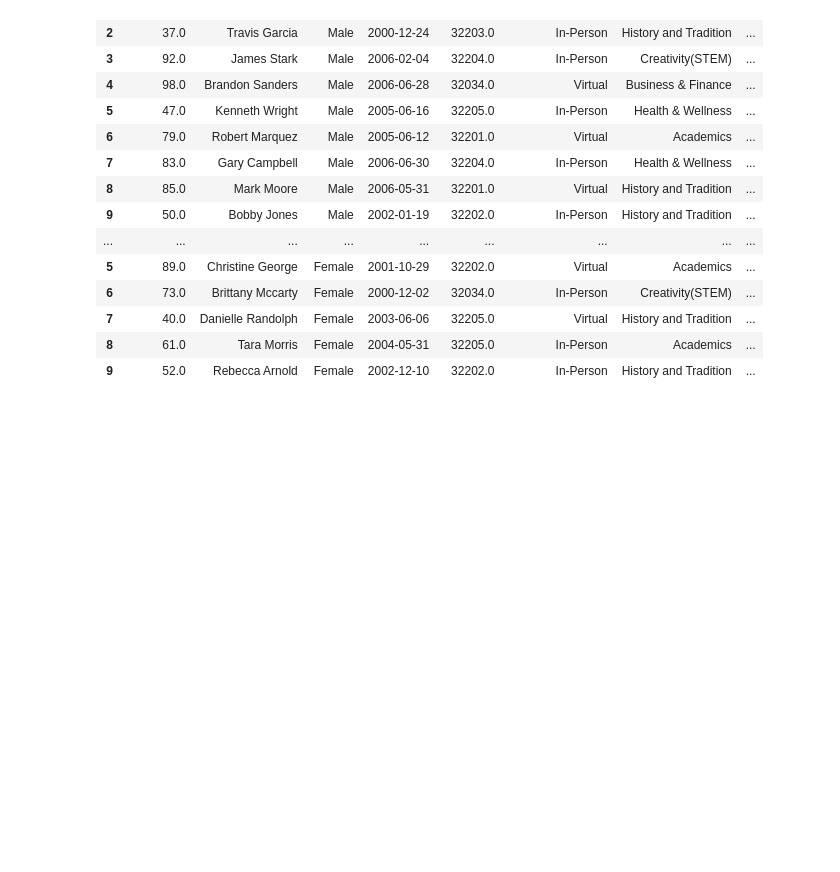
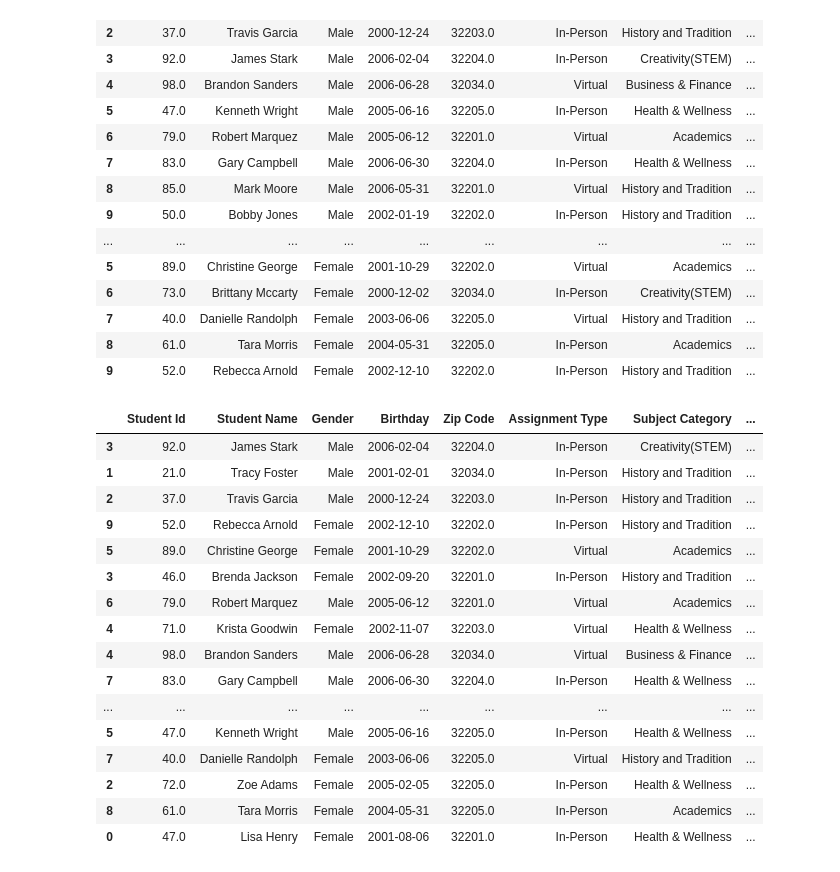
Before and after one commit to Monipoo/fauxStudentGen, a Jupyter notebook: fakeStudentDataGen.ipynb, the cells around one changed output. Drawn from its saved outputs; the diff is of its cells as text; code cells hidden in the pictures; blank space fills up the shorter version.

Commit message:
shuffled df

```diff
--- a/fakeStudentDataGen.ipynb
+++ b/fakeStudentDataGen.ipynb
@@ -268,3 +268,26 @@ horizontal_concat
 | 7 | 40.0 | Danielle Randolph | Female | 2003-06-06 | 32205.0 | Virtual | History and Tradition | ... |
 | 8 | 61.0 | Tara Morris | Female | 2004-05-31 | 32205.0 | In-Person | Academics | ... |
 | 9 | 52.0 | Rebecca Arnold | Female | 2002-12-10 | 32202.0 | In-Person | History and Tradition | ... |
+# %%
+#shuffle df
+df = horizontal_concat
+df = df.sample(frac=1)
+df
+# %% [output]
+|  | Student Id | Student Name | Gender | Birthday | Zip Code | Assignment Type | Subject Category | ... |
+| 3 | 92.0 | James Stark | Male | 2006-02-04 | 32204.0 | In-Person | Creativity(STEM) | ... |
+| 1 | 21.0 | Tracy Foster | Male | 2001-02-01 | 32034.0 | In-Person | History and Tradition | ... |
+| 2 | 37.0 | Travis Garcia | Male | 2000-12-24 | 32203.0 | In-Person | History and Tradition | ... |
+| 9 | 52.0 | Rebecca Arnold | Female | 2002-12-10 | 32202.0 | In-Person | History and Tradition | ... |
+| 5 | 89.0 | Christine George | Female | 2001-10-29 | 32202.0 | Virtual | Academics | ... |
+| 3 | 46.0 | Brenda Jackson | Female | 2002-09-20 | 32201.0 | In-Person | History and Tradition | ... |
+| 6 | 79.0 | Robert Marquez | Male | 2005-06-12 | 32201.0 | Virtual | Academics | ... |
+| 4 | 71.0 | Krista Goodwin | Female | 2002-11-07 | 32203.0 | Virtual | Health & Wellness | ... |
+| 4 | 98.0 | Brandon Sanders | Male | 2006-06-28 | 32034.0 | Virtual | Business & Finance | ... |
+| 7 | 83.0 | Gary Campbell | Male | 2006-06-30 | 32204.0 | In-Person | Health & Wellness | ... |
+| ... | ... | ... | ... | ... | ... | ... | ... | ... |
+| 5 | 47.0 | Kenneth Wright | Male | 2005-06-16 | 32205.0 | In-Person | Health & Wellness | ... |
+| 7 | 40.0 | Danielle Randolph | Female | 2003-06-06 | 32205.0 | Virtual | History and Tradition | ... |
+| 2 | 72.0 | Zoe Adams | Female | 2005-02-05 | 32205.0 | In-Person | Health & Wellness | ... |
+| 8 | 61.0 | Tara Morris | Female | 2004-05-31 | 32205.0 | In-Person | Academics | ... |
+| 0 | 47.0 | Lisa Henry | Female | 2001-08-06 | 32201.0 | In-Person | Health & Wellness | ... |
```
